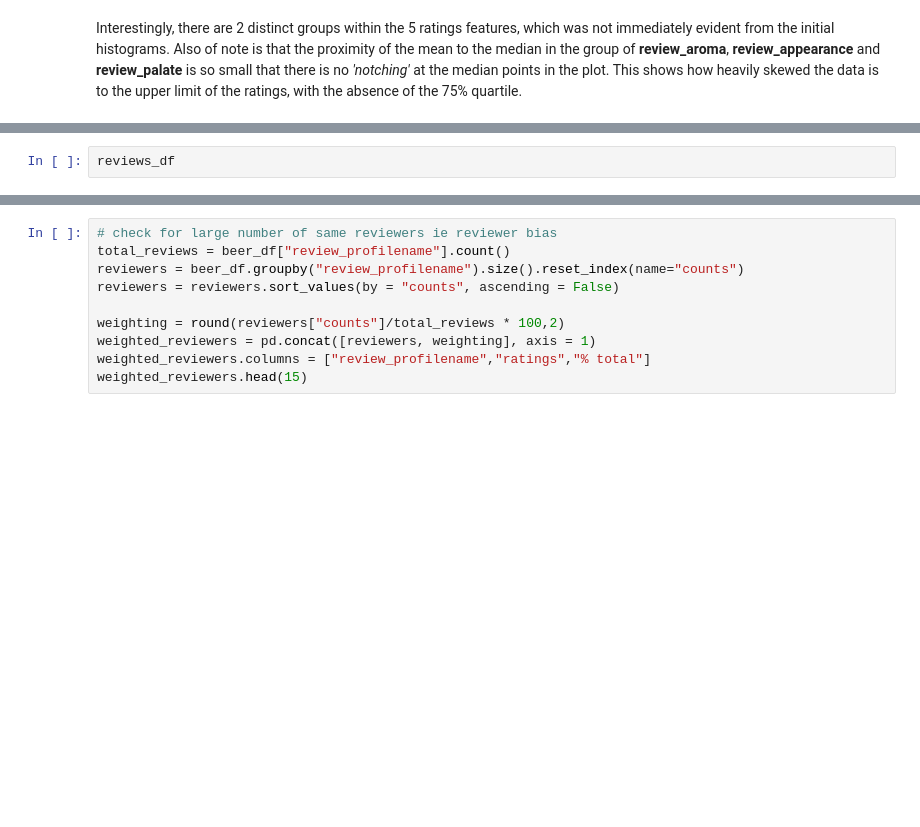
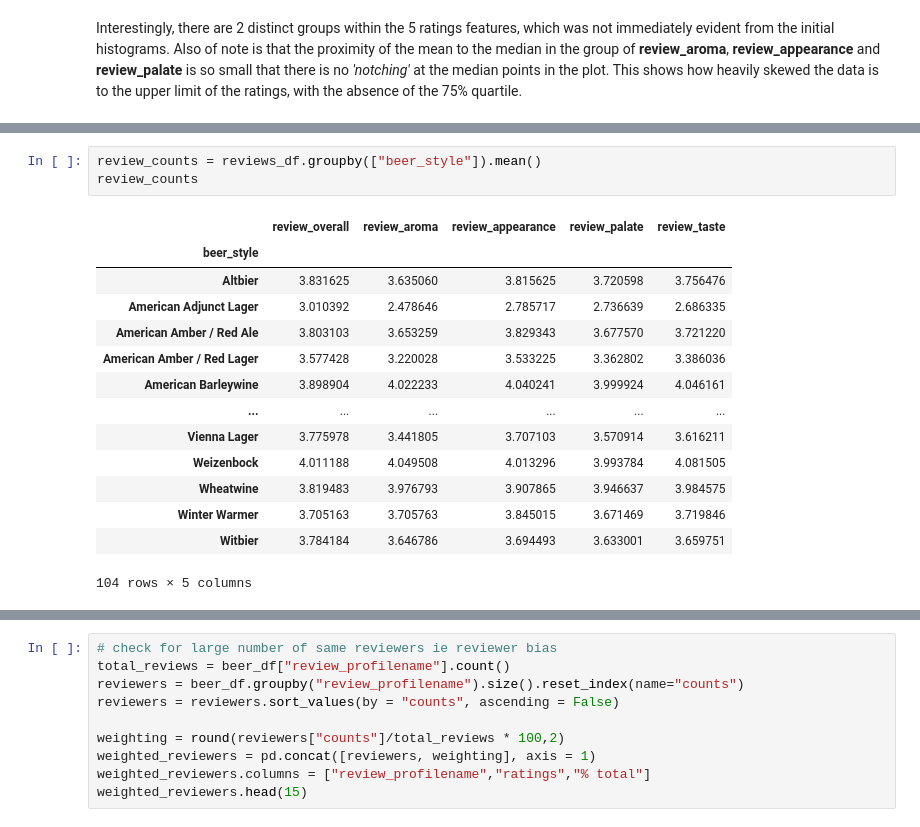
Before and after one commit to mactzu/PredictivePandas, a Jupyter notebook: DataExtract.ipynb, the cells around one changed output, grey strips where cells are left out. Saved outputs shown, nothing was run; the diff lists cells and outputs as text; blank space fills up the shorter version.

```diff
--- a/DataExtract.ipynb
+++ b/DataExtract.ipynb
@@ -164,4 +245,20 @@ plt.show()
-# %%
-reviews_df
+# %%
+review_counts = reviews_df.groupby(["beer_style"]).mean()
+review_counts
+# %% [output]
+|  | review_overall | review_aroma | review_appearance | review_palate | review_taste |
+| beer_style |  |  |  |  |  |
+| Altbier | 3.831625 | 3.635060 | 3.815625 | 3.720598 | 3.756476 |
+| American Adjunct Lager | 3.010392 | 2.478646 | 2.785717 | 2.736639 | 2.686335 |
+| American Amber / Red Ale | 3.803103 | 3.653259 | 3.829343 | 3.677570 | 3.721220 |
+| American Amber / Red Lager | 3.577428 | 3.220028 | 3.533225 | 3.362802 | 3.386036 |
+| American Barleywine | 3.898904 | 4.022233 | 4.040241 | 3.999924 | 4.046161 |
+| ... | ... | ... | ... | ... | ... |
+| Vienna Lager | 3.775978 | 3.441805 | 3.707103 | 3.570914 | 3.616211 |
+| Weizenbock | 4.011188 | 4.049508 | 4.013296 | 3.993784 | 4.081505 |
+| Wheatwine | 3.819483 | 3.976793 | 3.907865 | 3.946637 | 3.984575 |
+| Winter Warmer | 3.705163 | 3.705763 | 3.845015 | 3.671469 | 3.719846 |
+| Witbier | 3.784184 | 3.646786 | 3.694493 | 3.633001 | 3.659751 |
+104 rows × 5 columns
 # %%
 # Plot
```
Also changed, not shown: parts of 16 cells of this notebook.
